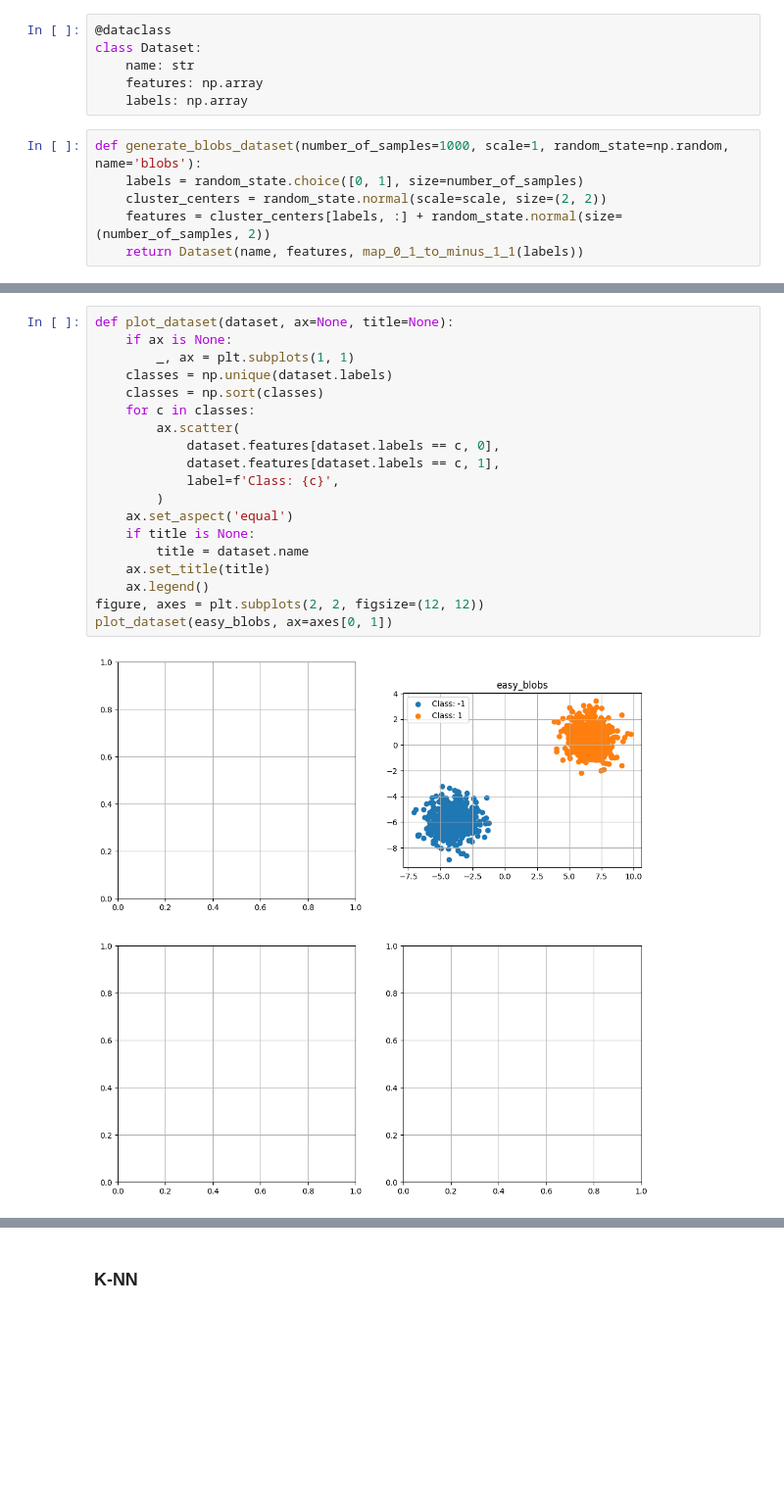
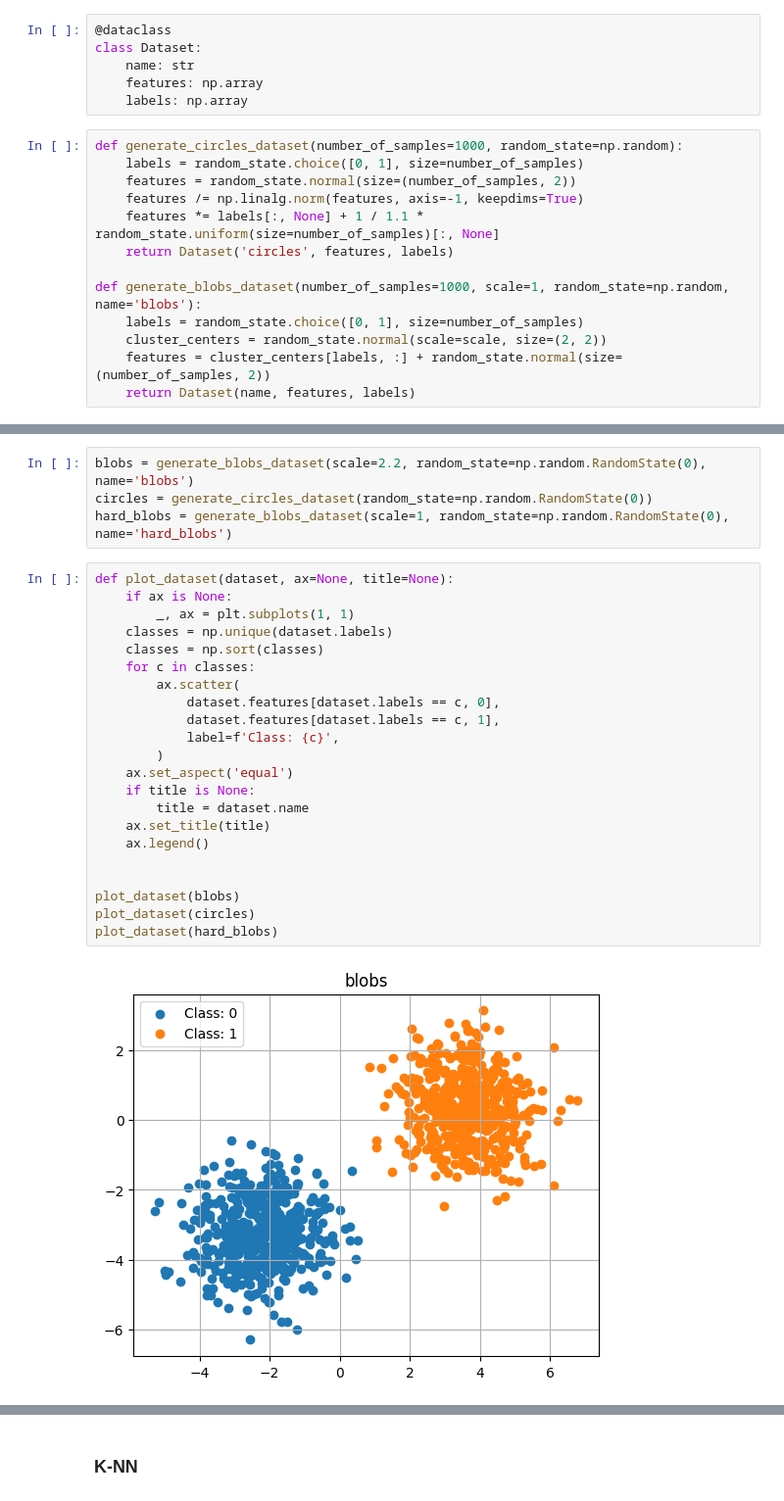
Before and after one commit to dns1403/Numerik-Seminar-Vortrag-Code, a Jupyter notebook: Numerik Seminar/Numerik Seminar CODE.ipynb, the cells around one changed output, grey strips where cells are left out. Shown: that part at 98% size. Drawn from its saved outputs; the diff is of its cells as text; blank space fills up the shorter version.

```diff
--- a/Numerik Seminar/Numerik Seminar CODE.ipynb
+++ b/Numerik Seminar/Numerik Seminar CODE.ipynb
@@ -39,8 +37,15 @@ class Dataset:
     features: np.array
     labels: np.array
 # %%
+def generate_circles_dataset(number_of_samples=1000, random_state=np.random):
+    labels = random_state.choice([0, 1], size=number_of_samples)
+    features = random_state.normal(size=(number_of_samples, 2))
+    features /= np.linalg.norm(features, axis=-1, keepdims=True)
+    features *= labels[:, None] + 1 / 1.1 * random_state.uniform(size=number_of_samples)[:, None]
+    return Dataset('circles', features, labels)
+
 def generate_blobs_dataset(number_of_samples=1000, scale=1, random_state=np.random, name='blobs'):
     labels = random_state.choice([0, 1], size=number_of_samples)
     cluster_centers = random_state.normal(scale=scale, size=(2, 2))
     features = cluster_centers[labels, :] + random_state.normal(size=(number_of_samples, 2))
-    return Dataset(name, features, map_0_1_to_minus_1_1(labels))
+    return Dataset(name, features, labels)
@@ -49,21 +52,28 @@ easy_blobs = generate_blobs_dataset(scale=4, random_state=np.random.RandomState(
+# %%
+blobs = generate_blobs_dataset(scale=2.2, random_state=np.random.RandomState(0), name='blobs')
+circles = generate_circles_dataset(random_state=np.random.RandomState(0))
+hard_blobs = generate_blobs_dataset(scale=1, random_state=np.random.RandomState(0), name='hard_blobs')
 # %%
 def plot_dataset(dataset, ax=None, title=None):
     if ax is None:
         _, ax = plt.subplots(1, 1)
     classes = np.unique(dataset.labels)
     classes = np.sort(classes)
     for c in classes:
         ax.scatter(
             dataset.features[dataset.labels == c, 0],
             dataset.features[dataset.labels == c, 1],
             label=f'Class: {c}',
         )
     ax.set_aspect('equal')
     if title is None:
         title = dataset.name
     ax.set_title(title)
     ax.legend()
-figure, axes = plt.subplots(2, 2, figsize=(12, 12))
-plot_dataset(easy_blobs, ax=axes[0, 1])
+
+
+plot_dataset(blobs)
+plot_dataset(circles)
+plot_dataset(hard_blobs)
 # %% [output]
-[figure, old version]
+[figure, new version]
```
Also changed, not shown: parts of 30 cells of this notebook, 1 other file.
